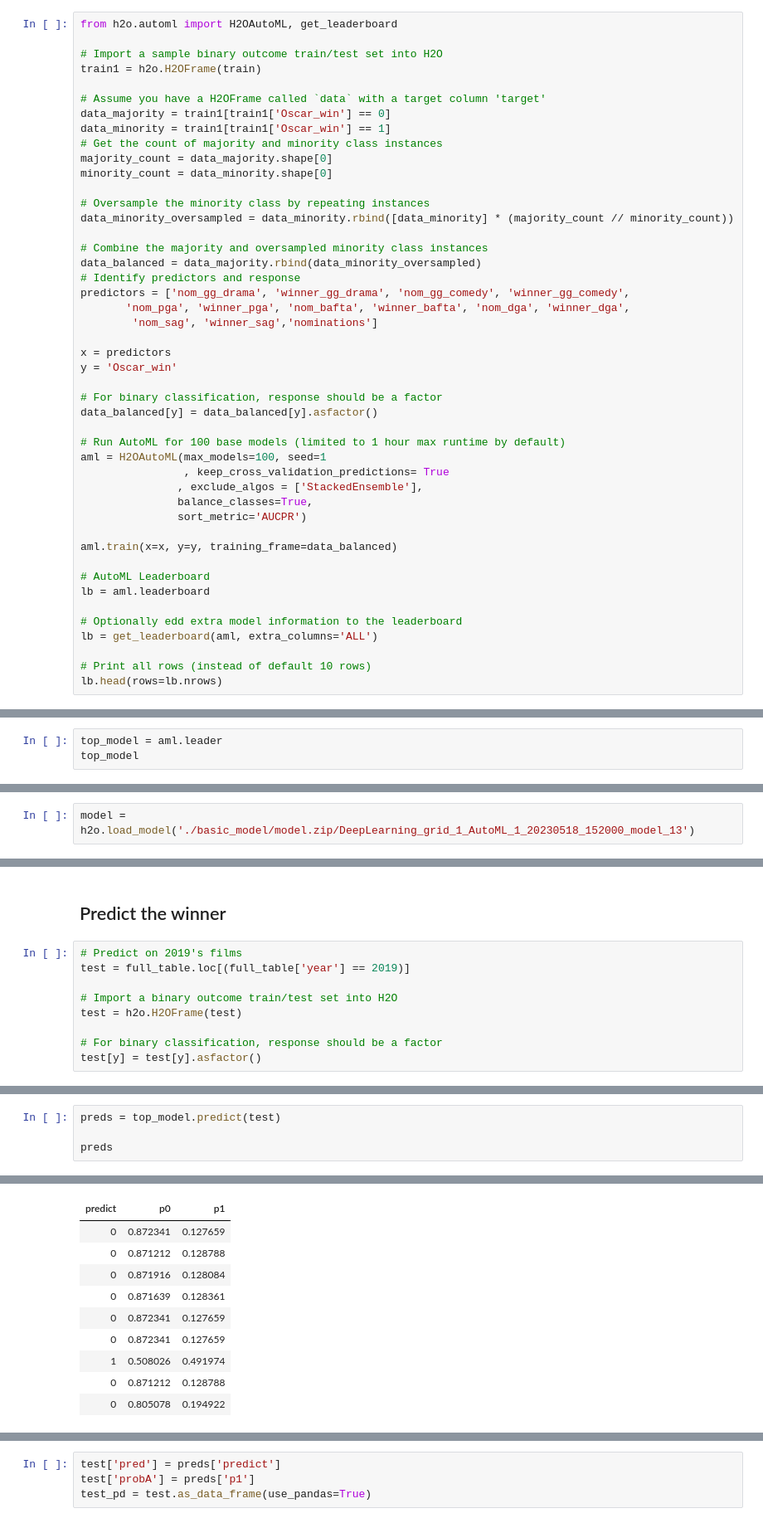
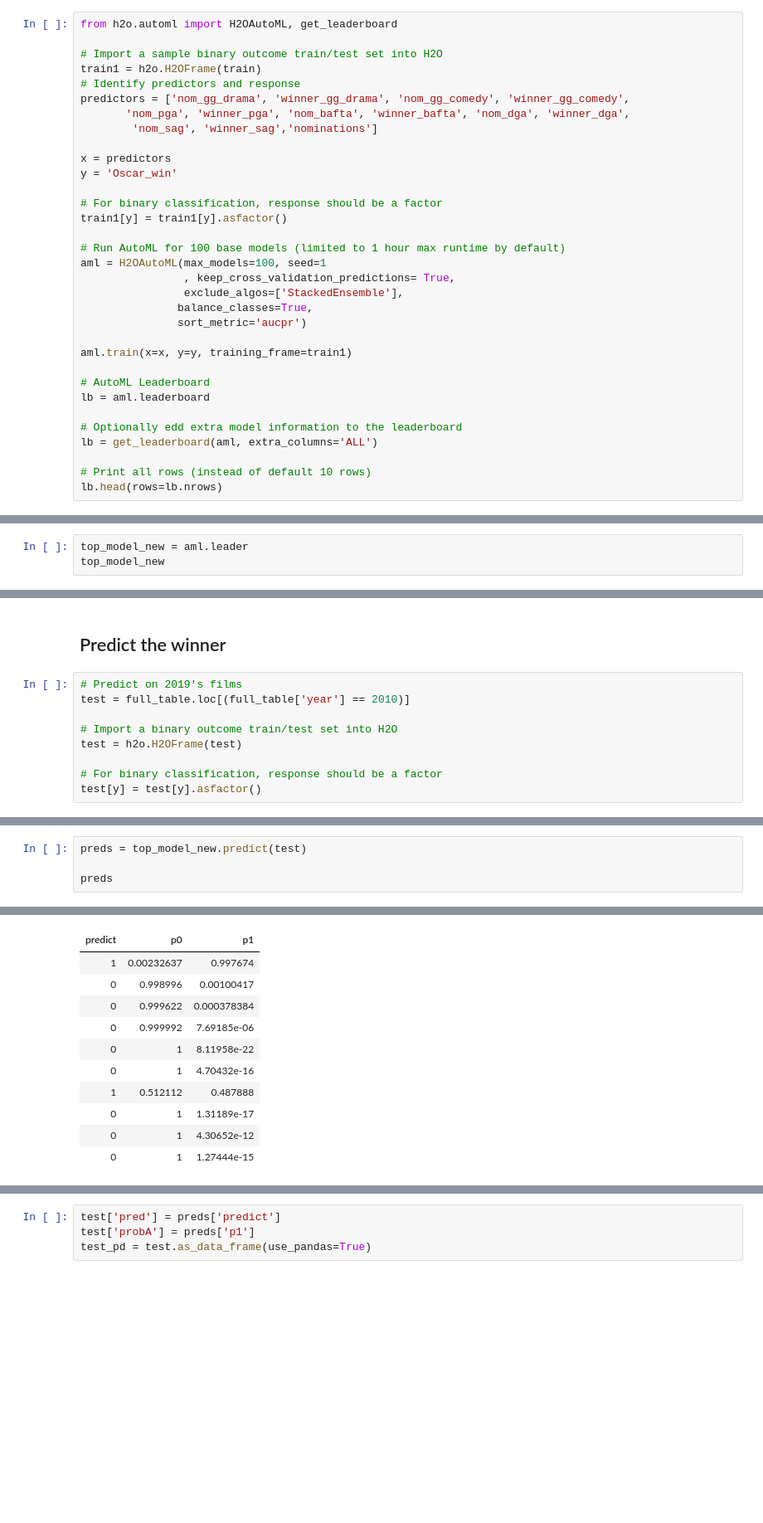
Before and after one commit to Aleksandra-dot/oscar_predictions, a Jupyter notebook: 4-machine_learning_auto_ml.ipynb, the cells around one changed output, grey strips where cells are left out. Shown at 83% size. Drawn from its saved outputs; the diff is of its cells as text; blank space fills up the shorter version.

Commit message:
model was not saved recommiting

```diff
--- a/4-machine_learning_auto_ml.ipynb
+++ b/4-machine_learning_auto_ml.ipynb
@@ -72,19 +75,6 @@ from h2o.automl import H2OAutoML, get_leaderboard
 
 # Import a sample binary outcome train/test set into H2O
 train1 = h2o.H2OFrame(train)
-
-# Assume you have a H2OFrame called `data` with a target column 'target'
-data_majority = train1[train1['Oscar_win'] == 0]
-data_minority = train1[train1['Oscar_win'] == 1]
-# Get the count of majority and minority class instances
-majority_count = data_majority.shape[0]
-minority_count = data_minority.shape[0]
-
-# Oversample the minority class by repeating instances
-data_minority_oversampled = data_minority.rbind([data_minority] * (majority_count // minority_count))
-
-# Combine the majority and oversampled minority class instances
-data_balanced = data_majority.rbind(data_minority_oversampled)
 # Identify predictors and response
 predictors = ['nom_gg_drama', 'winner_gg_drama', 'nom_gg_comedy', 'winner_gg_comedy',
        'nom_pga', 'winner_pga', 'nom_bafta', 'winner_bafta', 'nom_dga', 'winner_dga',
@@ -94,16 +84,16 @@ x = predictors
 y = 'Oscar_win'
 
 # For binary classification, response should be a factor
-data_balanced[y] = data_balanced[y].asfactor()
+train1[y] = train1[y].asfactor()
 
 # Run AutoML for 100 base models (limited to 1 hour max runtime by default)
 aml = H2OAutoML(max_models=100, seed=1
-                , keep_cross_validation_predictions= True
-               , exclude_algos = ['StackedEnsemble'],
+                , keep_cross_validation_predictions= True,
+                exclude_algos=['StackedEnsemble'],
                balance_classes=True,
-               sort_metric='AUCPR')
+               sort_metric='aucpr')
 
-aml.train(x=x, y=y, training_frame=data_balanced)
+aml.train(x=x, y=y, training_frame=train1)
 
 # AutoML Leaderboard
 lb = aml.leaderboard
@@ -122,6 +133,6 @@ AutoML progress: |█
 # %%
-top_model = aml.leader
-top_model
+top_model_new = aml.leader
+top_model_new
 # %% [output]
 Model Details
 =============
@@ -147,2 +153,0 @@ h2o.save_model(top_model, './basic_model/model.zip')
-# %%
-model = h2o.load_model('./basic_model/model.zip/DeepLearning_grid_1_AutoML_1_20230518_152000_model_13')
@@ -172,7 +208,7 @@ lb.as_data_frame().to_csv('./basic_model/leaderboard.csv')
 ## Predict the winner
 # %%
 # Predict on 2019's films
-test = full_table.loc[(full_table['year'] == 2019)]
+test = full_table.loc[(full_table['year'] == 2010)]
 
 # Import a binary outcome train/test set into H2O
 test = h2o.H2OFrame(test)
@@ -184,5 +220,5 @@ Parse progress: |█████████████████████
 # %%
-preds = top_model.predict(test)
+preds = top_model_new.predict(test)
 
 preds
 # %% [output]
@@ -190,10 +226,11 @@ xgboost prediction progress: |████████████████
 | predict | p0 | p1 |
-| 0 | 0.872341 | 0.127659 |
-| 0 | 0.871212 | 0.128788 |
-| 0 | 0.871916 | 0.128084 |
-| 0 | 0.871639 | 0.128361 |
-| 0 | 0.872341 | 0.127659 |
-| 0 | 0.872341 | 0.127659 |
-| 1 | 0.508026 | 0.491974 |
-| 0 | 0.871212 | 0.128788 |
-| 0 | 0.805078 | 0.194922 |
+| 1 | 0.00232637 | 0.997674 |
+| 0 | 0.998996 | 0.00100417 |
+| 0 | 0.999622 | 0.000378384 |
+| 0 | 0.999992 | 7.69185e-06 |
+| 0 | 1 | 8.11958e-22 |
+| 0 | 1 | 4.70432e-16 |
+| 1 | 0.512112 | 0.487888 |
+| 0 | 1 | 1.31189e-17 |
+| 0 | 1 | 4.30652e-12 |
+| 0 | 1 | 1.27444e-15 |
```
Also changed, not shown: parts of 14 cells of this notebook.
